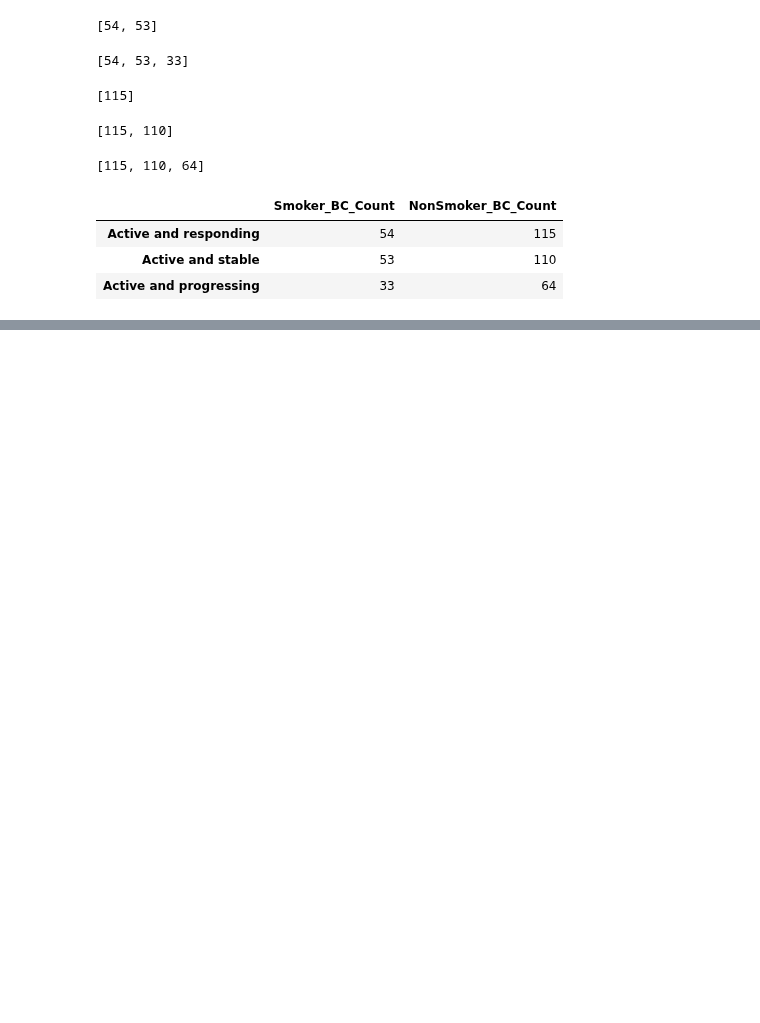
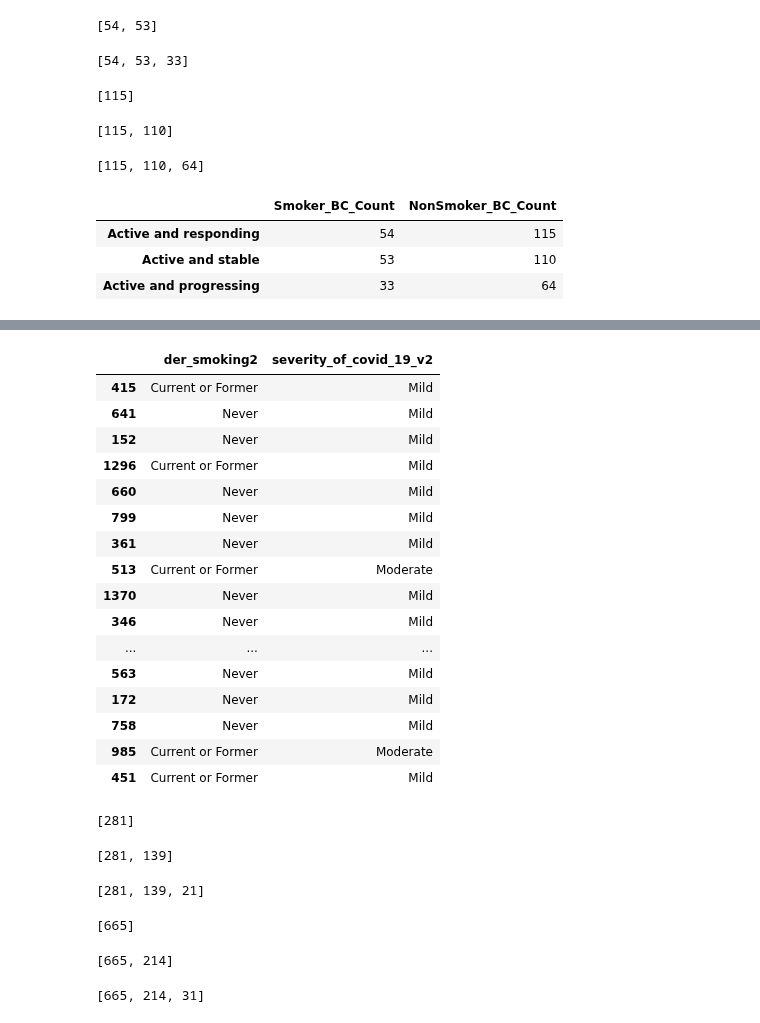
Before and after one commit to HSaleem352/Bootcamp-Project1, a Jupyter notebook: data_cleaning_MB.ipynb, the cells around one changed output, grey strips where cells are left out. Saved outputs shown, nothing was run; the diff lists cells and outputs as text; code cells hidden in the pictures; blank space fills up the shorter version.

```diff
--- a/data_cleaning_MB.ipynb
+++ b/data_cleaning_MB.ipynb
@@ -238,0 +240,4 @@ Text(0, 0.5, 'Number of Smokers_BC & Non-Smokers_BC')
+# %%
+# Creating a data frame for the Severity of COVID and the smoking status
+Covid_Smoking_df = pd.DataFrame(raw_data[["der_smoking2", "severity_of_covid_19_v2"]])
+Covid_Smoking_df
@@ -238,0 +258,22 @@ Text(0, 0.5, 'Number of Smokers_BC & Non-Smokers_BC')
+# %%
+# Cleaning the empty cells
+Covid_Smoking_df = Covid_Smoking_df.dropna()
+Covid_Smoking_df.sample(20)
+# %% [output]
+|  | der_smoking2 | severity_of_covid_19_v2 |
+| 415 | Current or Former | Mild |
+| 641 | Never | Mild |
+| 152 | Never | Mild |
+| 1296 | Current or Former | Mild |
+| 660 | Never | Mild |
+| 799 | Never | Mild |
+| 361 | Never | Mild |
+| 513 | Current or Former | Moderate |
+| 1370 | Never | Mild |
+| 346 | Never | Mild |
+| ... | ... | ... |
+| 563 | Never | Mild |
+| 172 | Never | Mild |
+| 758 | Never | Mild |
+| 985 | Current or Former | Moderate |
+| 451 | Current or Former | Mild |
@@ -238,0 +283,24 @@ Text(0, 0.5, 'Number of Smokers_BC & Non-Smokers_BC')
+# %%
+# Individuals who are smokers and their covid status is Mild
+Smoker_Mild = Covid_Smoking_df.loc[(Covid_Smoking_df["der_smoking2"] == "Current or Former") & (Covid_Smoking_df["severity_of_covid_19_v2"] == "Mild")]
+Smoker_Mild_Count = len(Smoker_Mild)
+Smoker_Covid_Count.append(Smoker_Mild_Count)
+print(Smoker_Covid_Count)
+# %% [output]
+[281]
+# %%
+# Individuals who are smokers and their covid status is Moderate
+Smoker_Moderate = Covid_Smoking_df.loc[(Covid_Smoking_df["der_smoking2"] == "Current or Former") & (Covid_Smoking_df["severity_of_covid_19_v2"] == "Moderate")]
+Smoker_Moderate_Count = len(Smoker_Moderate)
+Smoker_Covid_Count.append(Smoker_Moderate_Count)
+print(Smoker_Covid_Count)
+# %% [output]
+[281, 139]
+# %%
+# Individuals who are smokers and their covid status is Severe
+Smoker_Severe = Covid_Smoking_df.loc[(Covid_Smoking_df["der_smoking2"] == "Current or Former") & (Covid_Smoking_df["severity_of_covid_19_v2"] == "Severe")]
+Smoker_Severe_Count = len(Smoker_Severe)
+Smoker_Covid_Count.append(Smoker_Severe_Count)
+print(Smoker_Covid_Count)
+# %% [output]
+[281, 139, 21]
@@ -238,0 +310,24 @@ Text(0, 0.5, 'Number of Smokers_BC & Non-Smokers_BC')
+# %%
+# Individuals who are smokers and their covid status is Mild
+NonSmoker_Mild = Covid_Smoking_df.loc[(Covid_Smoking_df["der_smoking2"] == "Never") & (Covid_Smoking_df["severity_of_covid_19_v2"] == "Mild")]
+NonSmoker_Mild_Count = len(NonSmoker_Mild)
+NonSmoker_Covid_Count.append(NonSmoker_Mild_Count)
+print(NonSmoker_Covid_Count)
+# %% [output]
+[665]
+# %%
+# Individuals who are smokers and their covid status is Moderate
+NonSmoker_Moderate = Covid_Smoking_df.loc[(Covid_Smoking_df["der_smoking2"] == "Never") & (Covid_Smoking_df["severity_of_covid_19_v2"] == "Moderate")]
+NonSmoker_Moderate_Count = len(NonSmoker_Moderate)
+NonSmoker_Covid_Count.append(NonSmoker_Moderate_Count)
+print(NonSmoker_Covid_Count)
+# %% [output]
+[665, 214]
+# %%
+# Individuals who are smokers and their covid status is Severe
+NonSmoker_Severe = Covid_Smoking_df.loc[(Covid_Smoking_df["der_smoking2"] == "Never") & (Covid_Smoking_df["severity_of_covid_19_v2"] == "Severe")]
+NonSmoker_Severe_Count = len(NonSmoker_Severe)
+NonSmoker_Covid_Count.append(NonSmoker_Severe_Count)
+print(NonSmoker_Covid_Count)
+# %% [output]
+[665, 214, 31]
```
Also changed, not shown: parts of 8 cells of this notebook, 1 other file.
